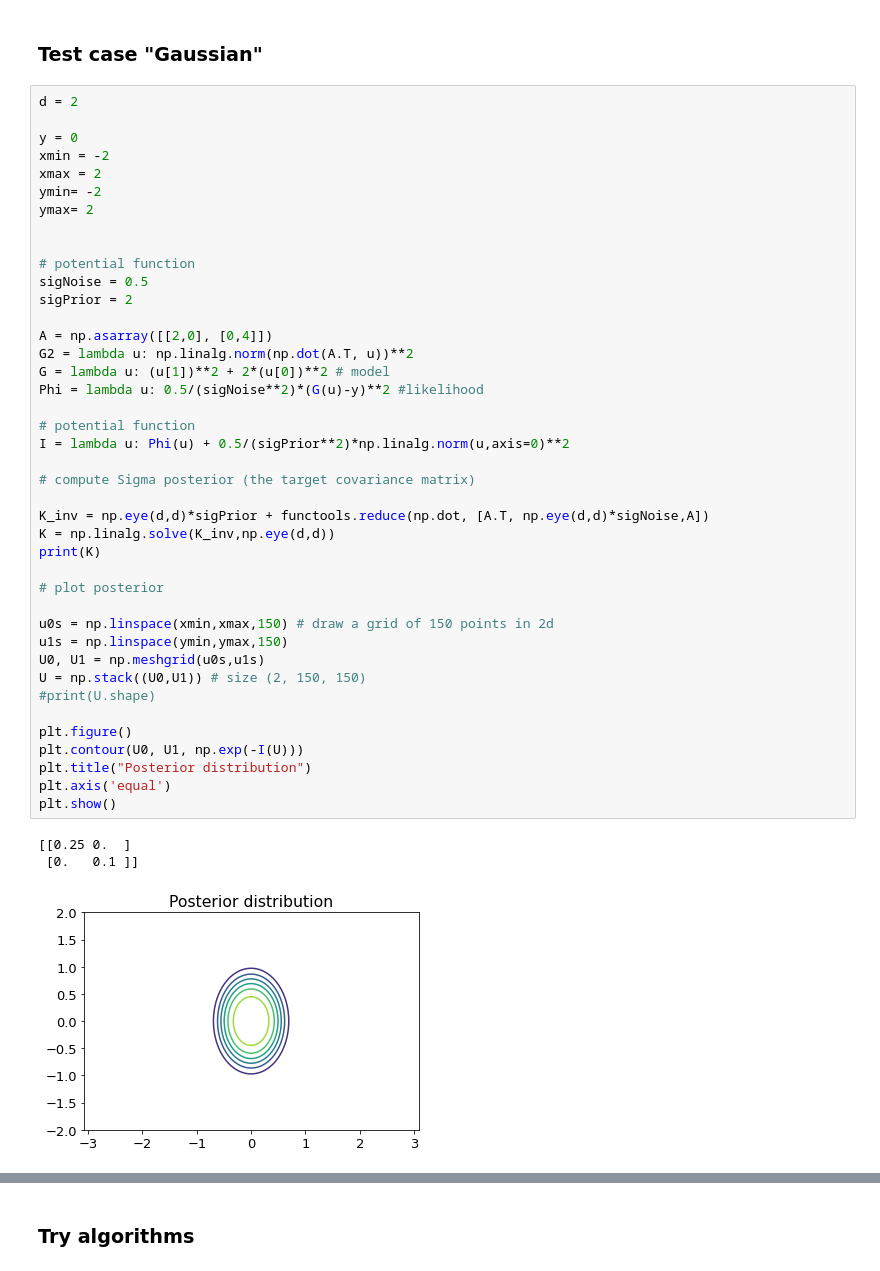
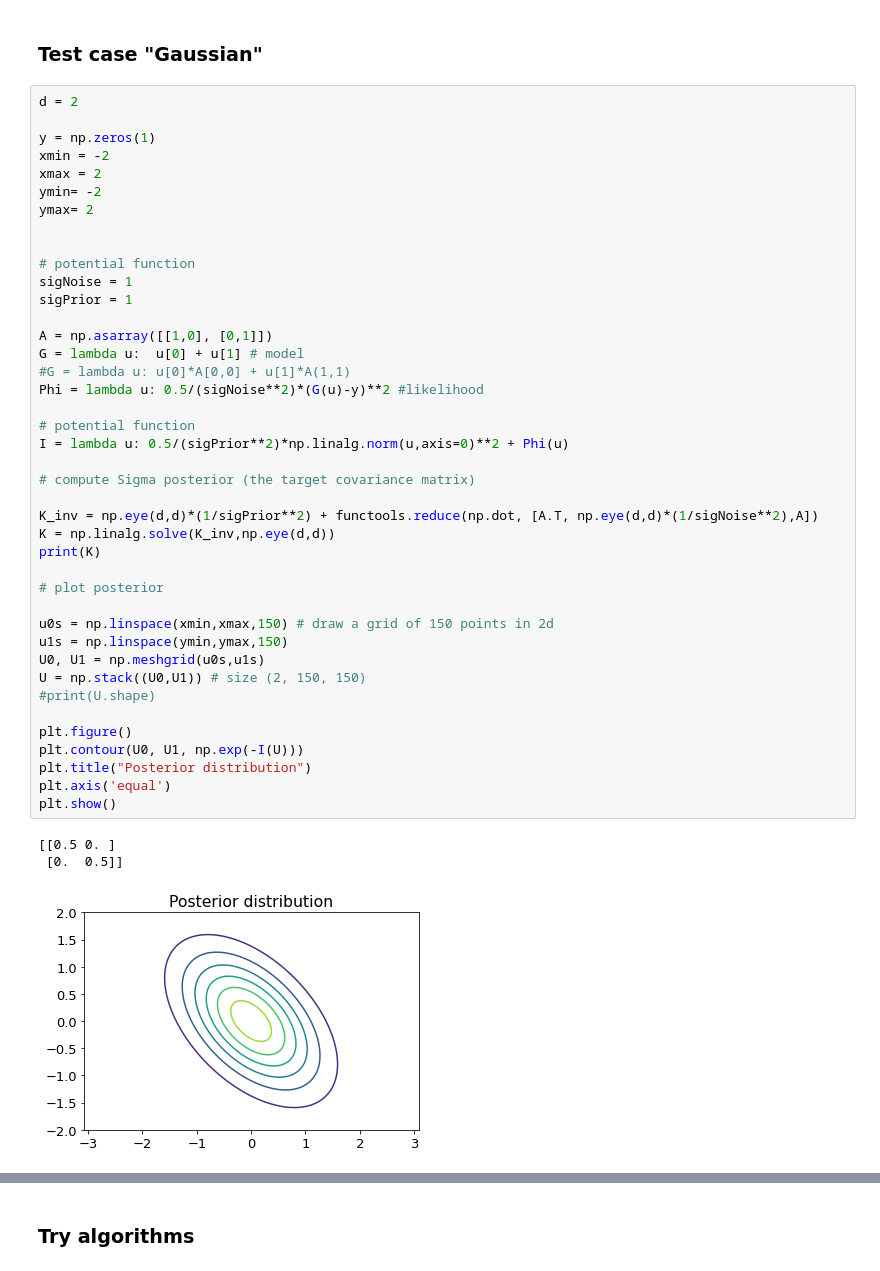
Before and after one commit to akorba/nreks, a Jupyter notebook: Particle Implementation - Gaussian case.ipynb, the cells around one changed output, grey strips where cells are left out. Saved outputs shown, nothing was run; the diff lists cells and outputs as text.

```diff
--- a/Particle Implementation - Gaussian case.ipynb
+++ b/Particle Implementation - Gaussian case.ipynb
@@ -16,45 +16,45 @@ from utils.functions import *
 # %%
 d = 2
 
-y = 0
+y = np.zeros(1)
 xmin = -2
 xmax = 2
 ymin= -2
 ymax= 2
 
 
 # potential function
-sigNoise = 0.5
-sigPrior = 2
+sigNoise = 1
+sigPrior = 1
 
-A = np.asarray([[2,0], [0,4]])
-G2 = lambda u: np.linalg.norm(np.dot(A.T, u))**2
-G = lambda u: (u[1])**2 + 2*(u[0])**2 # model
+A = np.asarray([[1,0], [0,1]])
+G = lambda u:  u[0] + u[1] # model
+#G = lambda u: u[0]*A[0,0] + u[1]*A(1,1)
 Phi = lambda u: 0.5/(sigNoise**2)*(G(u)-y)**2 #likelihood
 
 # potential function
-I = lambda u: Phi(u) + 0.5/(sigPrior**2)*np.linalg.norm(u,axis=0)**2
+I = lambda u: 0.5/(sigPrior**2)*np.linalg.norm(u,axis=0)**2 + Phi(u)
 
 # compute Sigma posterior (the target covariance matrix)
 
-K_inv = np.eye(d,d)*sigPrior + functools.reduce(np.dot, [A.T, np.eye(d,d)*sigNoise,A])
+K_inv = np.eye(d,d)*(1/sigPrior**2) + functools.reduce(np.dot, [A.T, np.eye(d,d)*(1/sigNoise**2),A])
 K = np.linalg.solve(K_inv,np.eye(d,d))
 print(K)
 
 # plot posterior
 
 u0s = np.linspace(xmin,xmax,150) # draw a grid of 150 points in 2d
 u1s = np.linspace(ymin,ymax,150)
 U0, U1 = np.meshgrid(u0s,u1s)
 U = np.stack((U0,U1)) # size (2, 150, 150)
 #print(U.shape)
 
 plt.figure()
 plt.contour(U0, U1, np.exp(-I(U)))
 plt.title("Posterior distribution")
 plt.axis('equal')
 plt.show()
 # %% [output]
-[[0.25 0.  ]
- [0.   0.1 ]]
+[[0.5 0. ]
+ [0.  0.5]]
-[figure, old version]
+[figure, new version]
```
Also changed, not shown: parts of 25 cells of this notebook, 57 other files.
